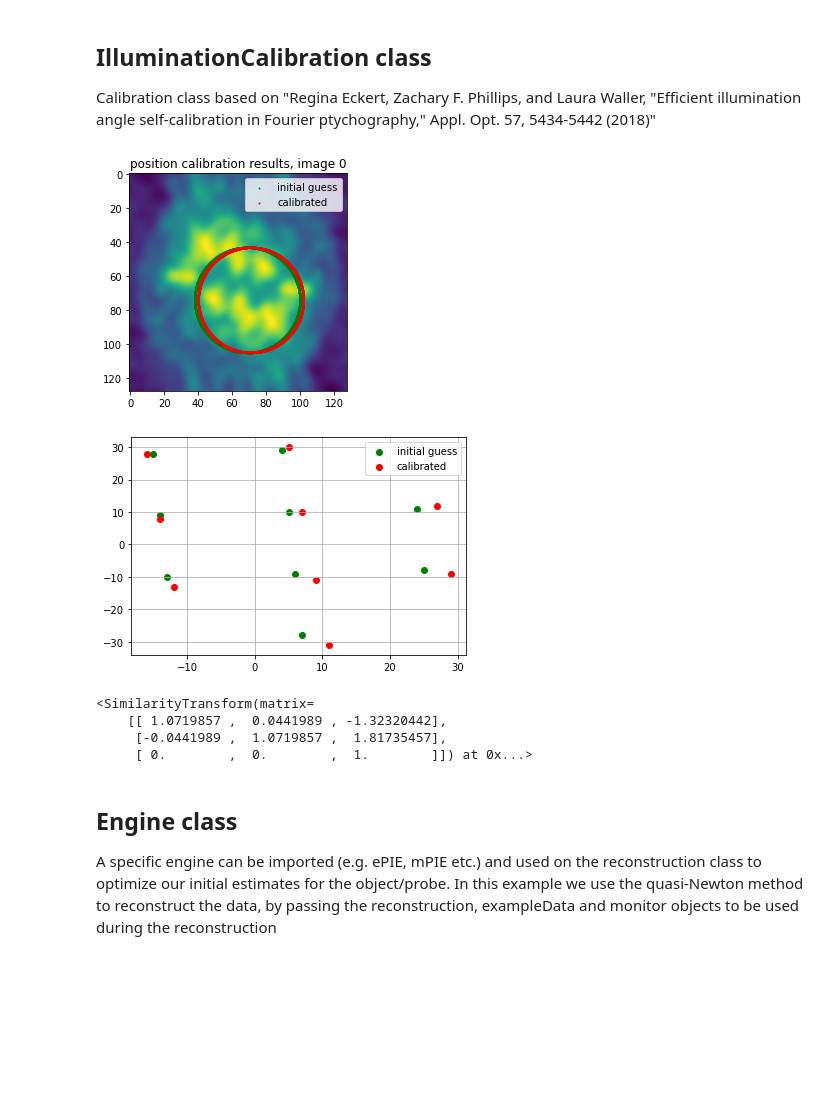
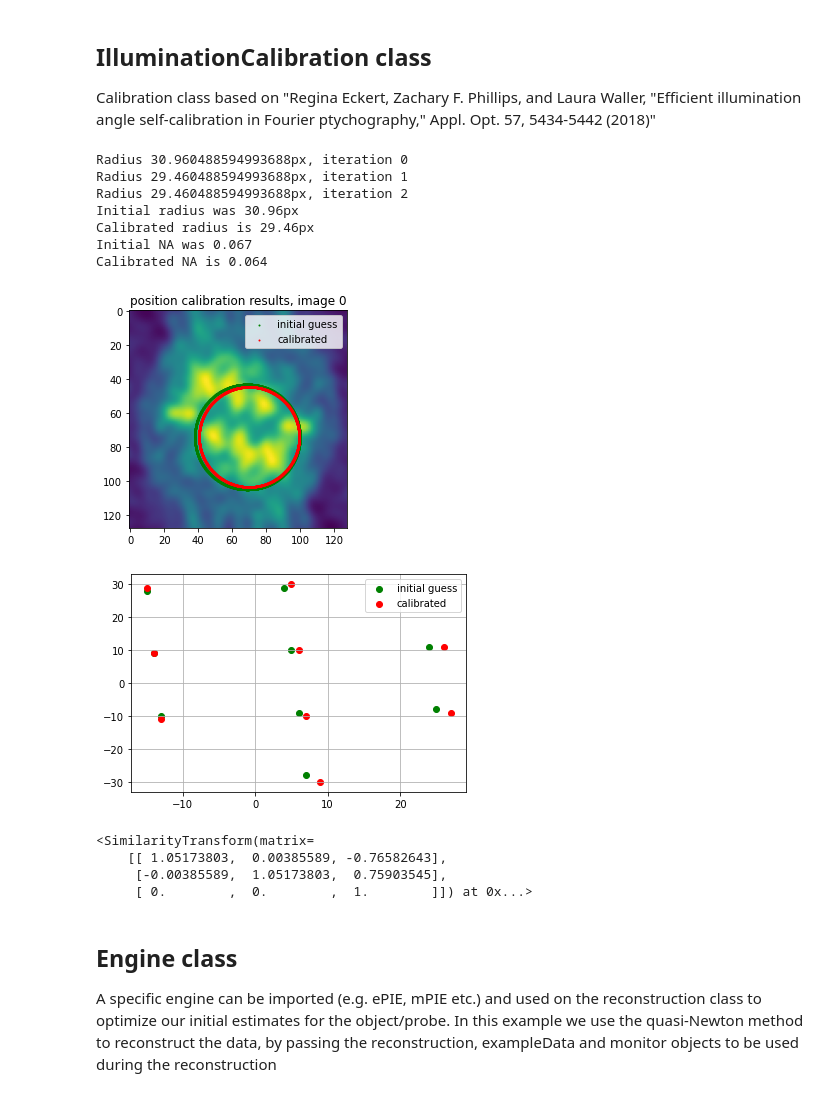
Before and after one commit to PtyLab/PtyLab.py, a Jupyter notebook: jupyter_tutorials/jupyter_tutorials_tutorial_FPM.ipynb, the cells around one changed output. Drawn from its saved outputs; the diff is of its cells as text; code cells hidden in the pictures; blank space fills up the shorter version.

```diff
--- a/jupyter_tutorials/jupyter_tutorials_tutorial_FPM.ipynb
+++ b/jupyter_tutorials/jupyter_tutorials_tutorial_FPM.ipynb
@@ -82,14 +82,22 @@ Calibration class based on "Regina Eckert, Zachary F. Phillips, and Laura Waller
 # %%
 calib.plot = True
 calib.fit_mode ='SimilarityTransform'
+calib.calibrateRadius = True
 calib.runCalibration()
 # %% [output]
+Radius 30.960488594993688px, iteration 0
+Radius 29.460488594993688px, iteration 1
+Radius 29.460488594993688px, iteration 2
+Initial radius was 30.96px
+Calibrated radius is 29.46px
+Initial NA was 0.067
+Calibrated NA is 0.064
-[figure, old version]
+[figure, new version]
-[figure, old version]
+[figure, new version]
-<SimilarityTransform(matrix=
-    [[ 1.0719857 ,  0.0441989 , -1.32320442],
-     [-0.0441989 ,  1.0719857 ,  1.81735457],
-     [ 0.        ,  0.        ,  1.        ]]) at 0x...>
+<SimilarityTransform(matrix=
+    [[ 1.05173803,  0.00385589, -0.76582643],
+     [-0.00385589,  1.05173803,  0.75903545],
+     [ 0.        ,  0.        ,  1.        ]]) at 0x...>
 # %% [markdown]
 ## Engine class
 A specific engine can be imported (e.g. ePIE, mPIE etc.) and used on the reconstruction class to optimize our initial estimates for the object/probe. In this example we use the quasi-Newton method to reconstruct the data, by passing the reconstruction, exampleData and monitor objects to be used during the reconstruction
```
Also changed, not shown: parts of 2 cells of this notebook, 3 other files.
